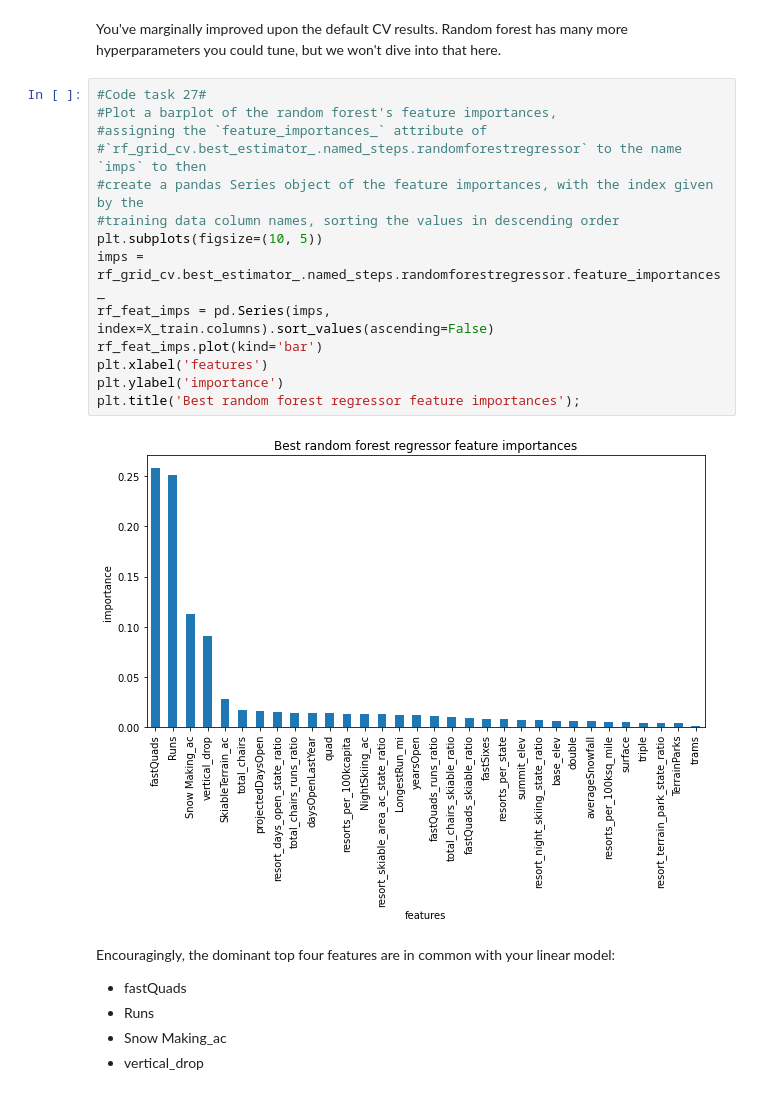
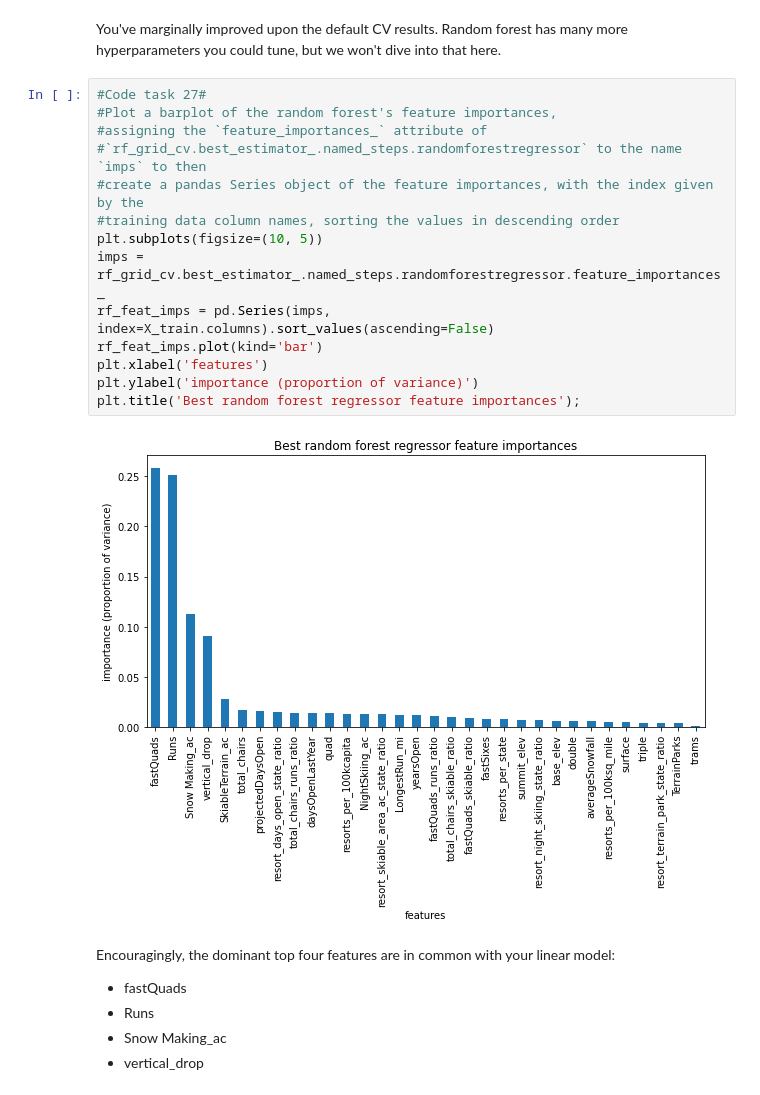
Before and after one commit to fortunatolouis/DataScienceGuidedCapstone, a Jupyter notebook: Notebooks/04_preprocessing_and_training.ipynb, the cells around one changed output. Saved outputs shown, nothing was run; the diff lists cells and outputs as text.

```diff
--- a/Notebooks/04_preprocessing_and_training.ipynb
+++ b/Notebooks/04_preprocessing_and_training.ipynb
@@ -1106,19 +1098,19 @@ You've marginally improved upon the default CV results. Random forest has many m
 # %%
 #Code task 27#
 #Plot a barplot of the random forest's feature importances,
 #assigning the `feature_importances_` attribute of
 #`rf_grid_cv.best_estimator_.named_steps.randomforestregressor` to the name `imps` to then
 #create a pandas Series object of the feature importances, with the index given by the
 #training data column names, sorting the values in descending order
 plt.subplots(figsize=(10, 5))
 imps = rf_grid_cv.best_estimator_.named_steps.randomforestregressor.feature_importances_
 rf_feat_imps = pd.Series(imps, index=X_train.columns).sort_values(ascending=False)
 rf_feat_imps.plot(kind='bar')
 plt.xlabel('features')
-plt.ylabel('importance')
+plt.ylabel('importance (proportion of variance)')
 plt.title('Best random forest regressor feature importances');
 # %% [output]
-[figure, old version]
+[figure, new version]
 # %% [markdown]
 Encouragingly, the dominant top four features are in common with your linear model:
 * fastQuads
```
Also changed, not shown: parts of 10 cells of this notebook, 1 other file.
